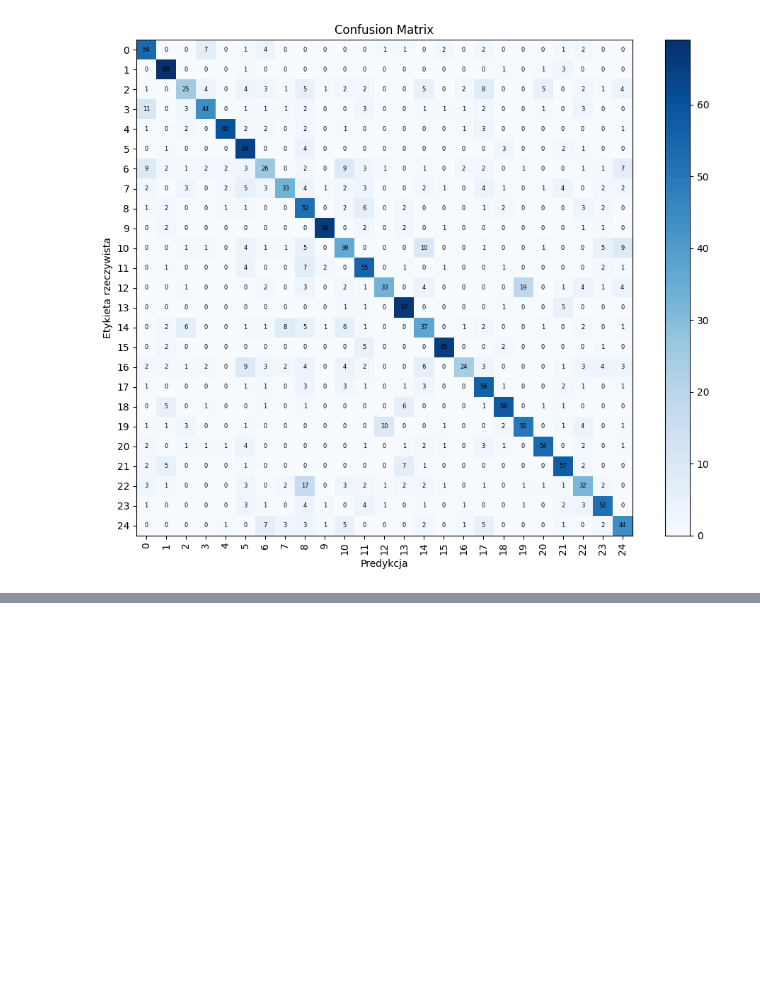
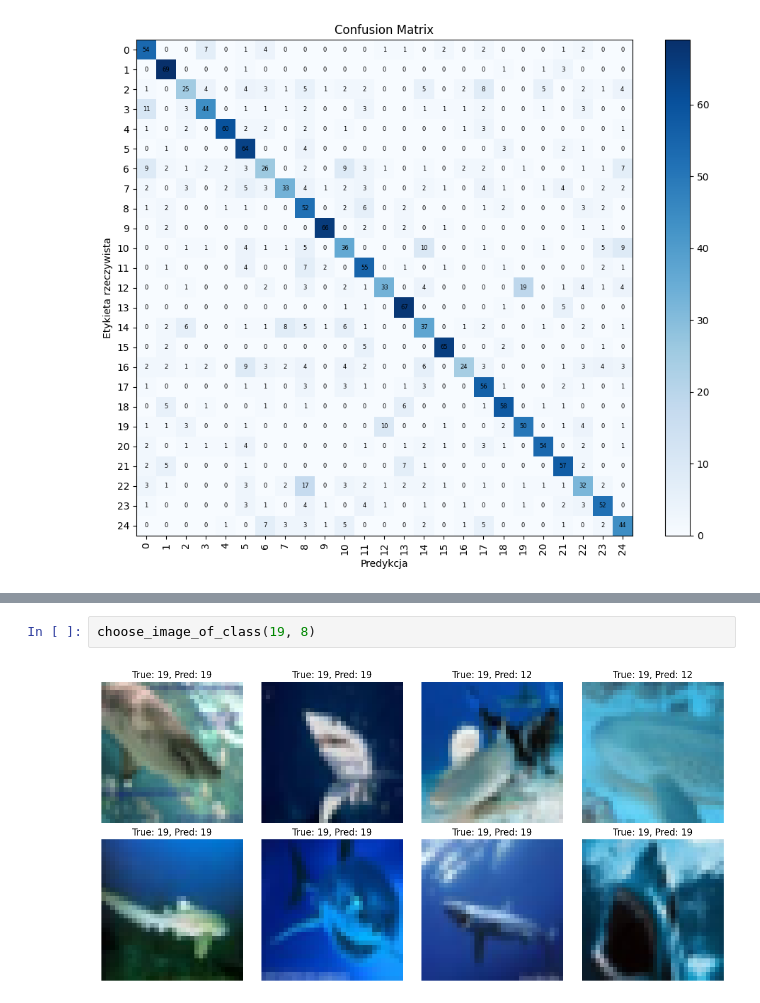
Before and after one commit to Qertal/studia, a Jupyter notebook: SIECINEURONOWE20252026/20260311/SNiUG_MS_Zadanie_1.ipynb, the cells around one changed output, grey strips where cells are left out. Drawn from its saved outputs; the diff is of its cells as text; blank space fills up the shorter version.

```diff
--- a/SIECINEURONOWE20252026/20260311/SNiUG_MS_Zadanie_1.ipynb
+++ b/SIECINEURONOWE20252026/20260311/SNiUG_MS_Zadanie_1.ipynb
@@ -937,0 +933,4 @@ Kształt wag: (3, 3, 3, 64)
+# %%
+choose_image_of_class(19, 8)
+# %% [output]
+[figure, added]
```
Also changed, not shown: parts of 13 cells of this notebook, 4 other files.
